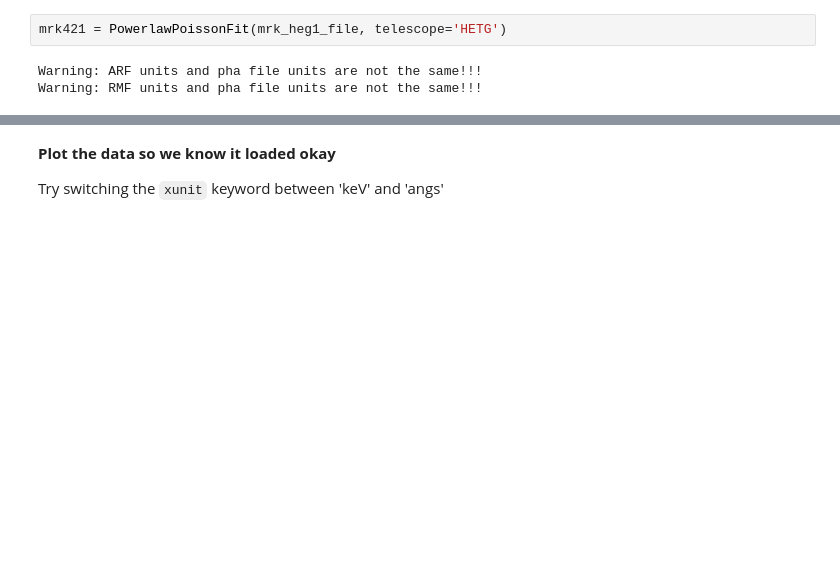
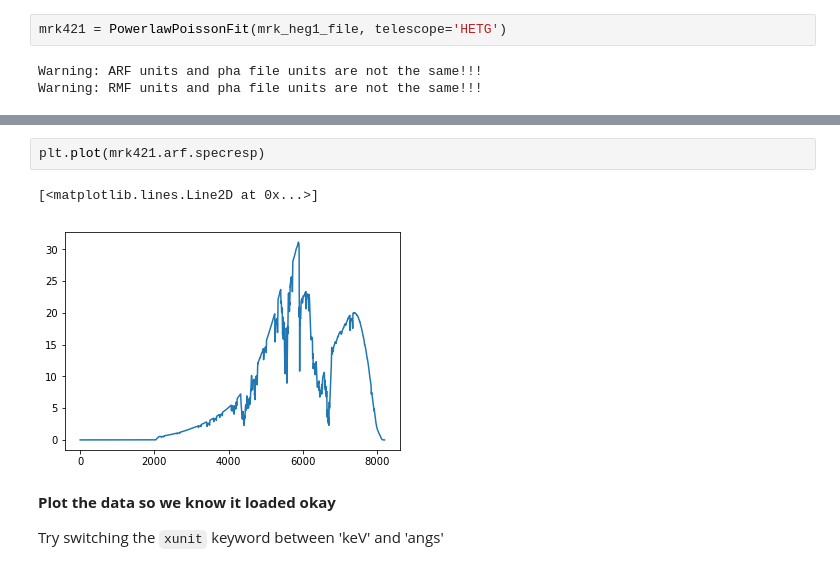
Before and after one commit to eblur/pyxsis, a Jupyter notebook: notebooks/Example1_fit_HETG_powerlaw.ipynb, the cells around one changed output, grey strips where cells are left out. Cells and saved outputs as stored; diff of their text form; blank space fills up the shorter version.

```diff
--- a/notebooks/Example1_fit_HETG_powerlaw.ipynb
+++ b/notebooks/Example1_fit_HETG_powerlaw.ipynb
@@ -109,3 +118,8 @@ keV
+# %%
+plt.plot(mrk421.arf.specresp)
+# %% [output]
+[<matplotlib.lines.Line2D at 0x...>]
+[figure, added]
 # %% [markdown]
 **Plot the data so we know it loaded okay**
 
```
Also changed, not shown: parts of 16 cells of this notebook, 2 other files.
